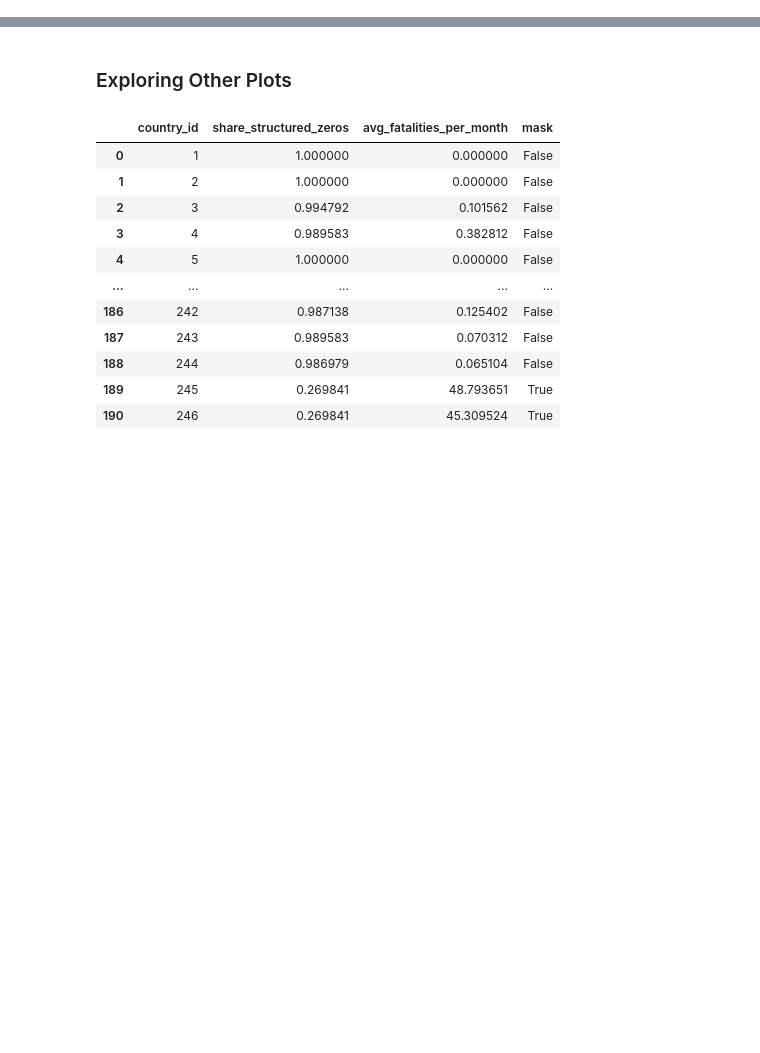
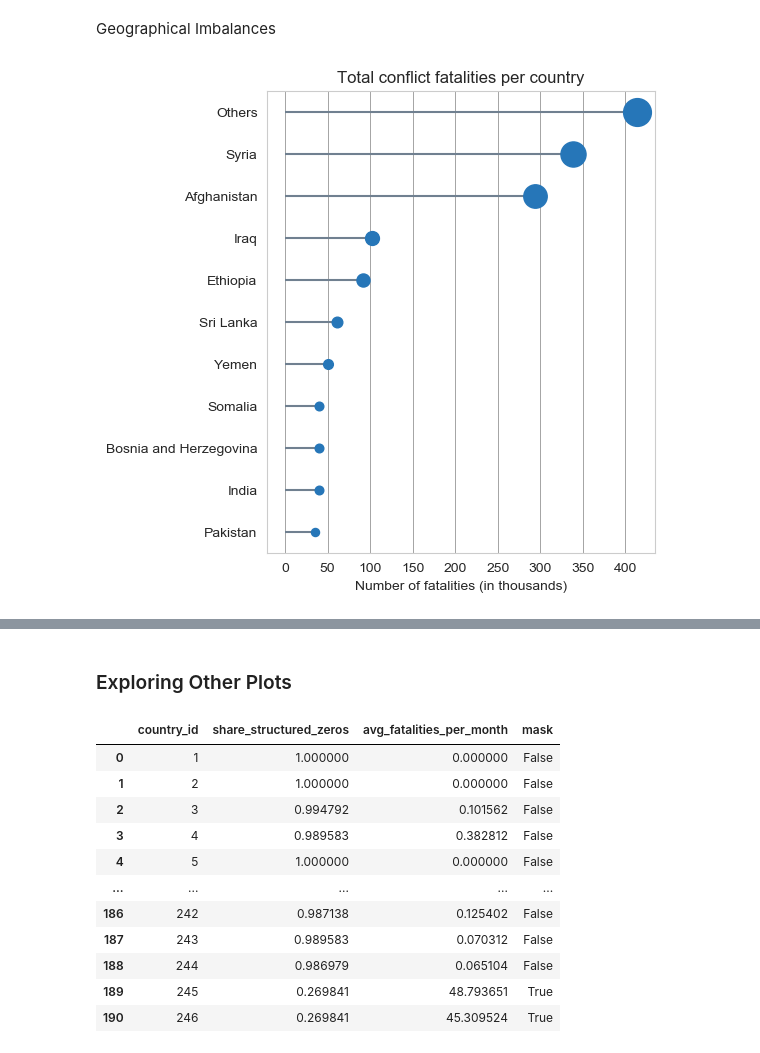
Before and after one commit to simondrauz/bachelor_thesis, a Jupyter notebook: visualizing_fatalities.ipynb, the cells around one changed output, grey strips where cells are left out. Cells and saved outputs as stored; diff of their text form; code cells hidden in the pictures; blank space fills up the shorter version.

```diff
--- a/visualizing_fatalities.ipynb
+++ b/visualizing_fatalities.ipynb
@@ -431 +664,7 @@ dtype: float64
+# %% [markdown]
+Geographical Imbalances
+# %%
+plot_fatalities_lollipop_chart(data)
+# %% [output]
+[figure, added]
 # %%
```
Also changed, not shown: parts of 51 cells of this notebook, 2 other files.
